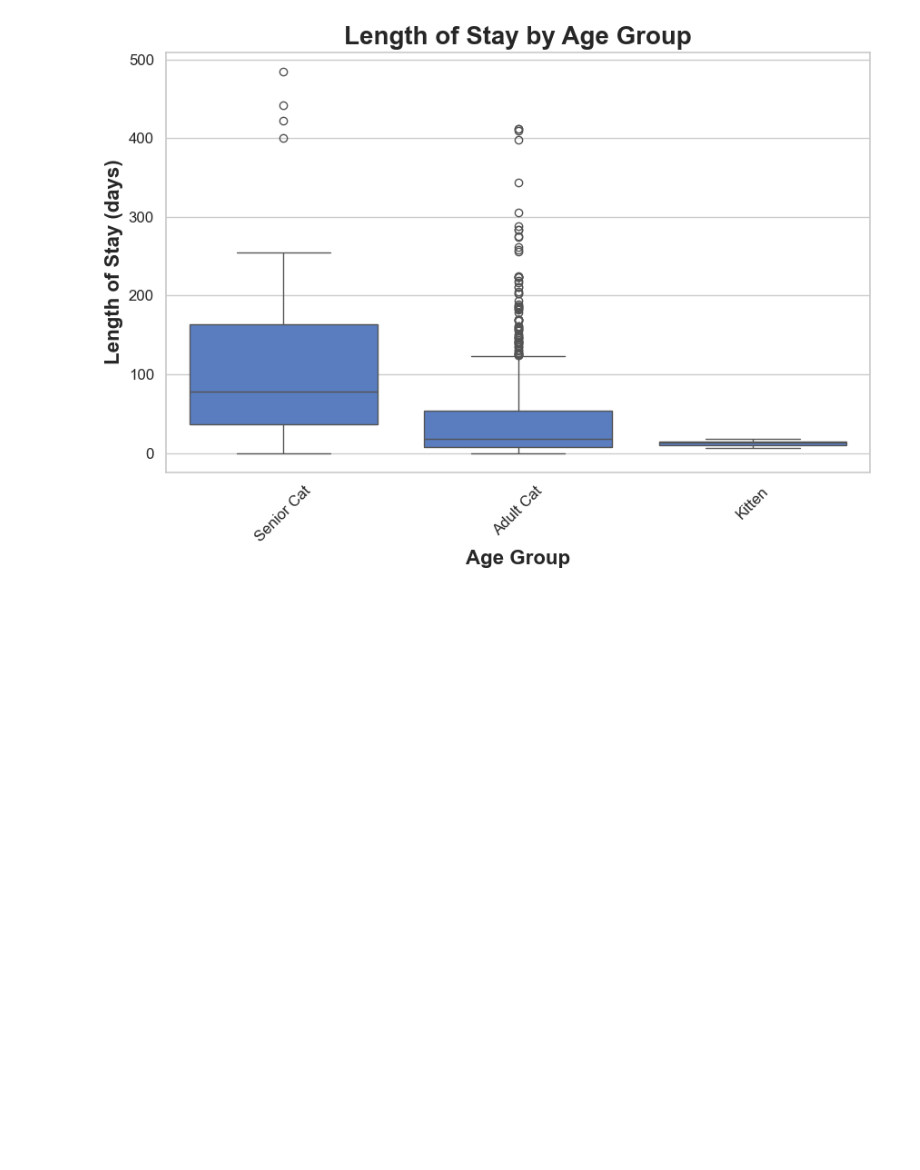
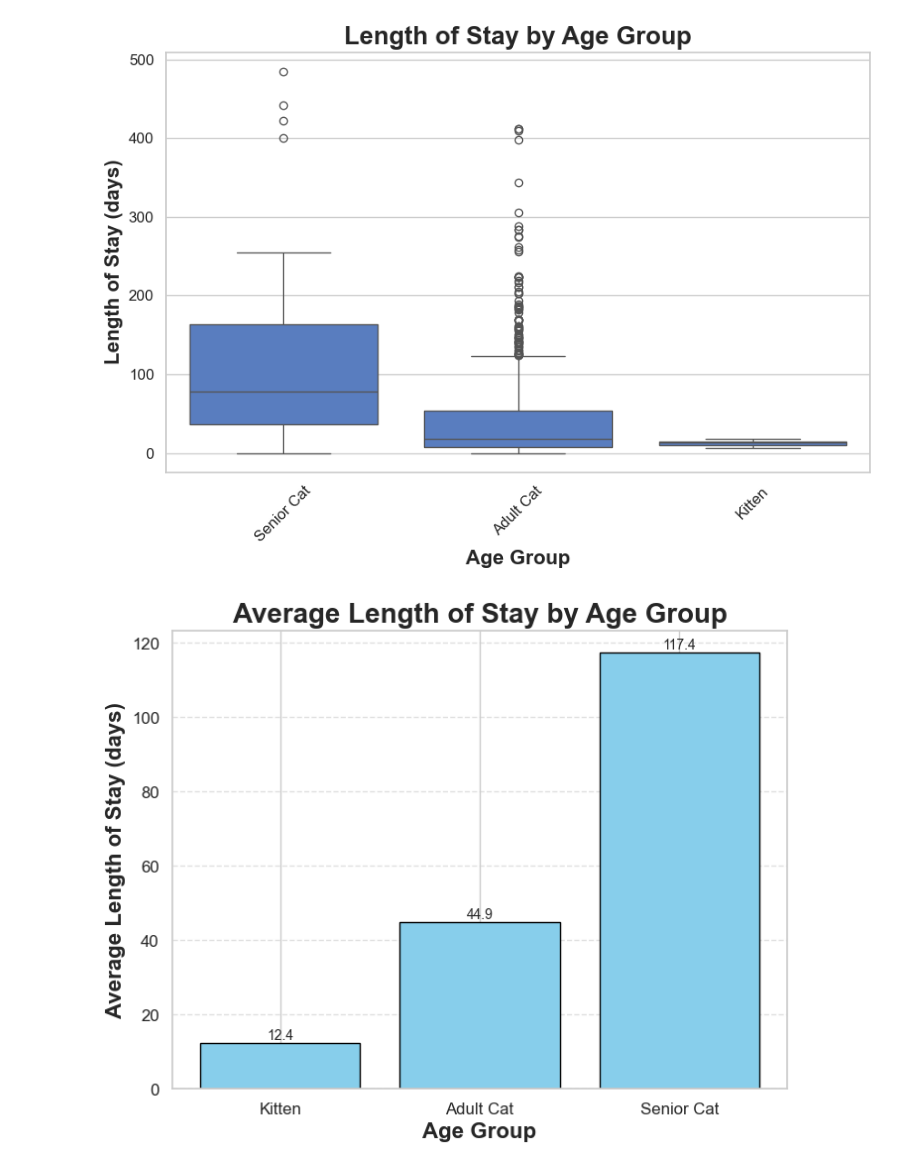
Before and after one commit to mlfryman/shelter_trends, a Jupyter notebook: notebooks/shelter_data_analysis.ipynb, the cells around one changed output. Cells and saved outputs as stored; diff of their text form; code cells hidden in the pictures; blank space fills up the shorter version.

Commit message:
Adds avg length of stay by age grp analysis

```diff
--- a/notebooks/shelter_data_analysis.ipynb
+++ b/notebooks/shelter_data_analysis.ipynb
@@ -158,3 +158,32 @@ if 'Age Group' in df.columns:
 [figure]
 [figure]
 [figure]
+# %%
+# Average Length of Stay (days) by Age Group
+
+## Calculate average Length of Stay by Age Group
+avg_los = df.groupby('Age Group')['Length of Stay (days)'].mean().reset_index()
+
+## Define a logical age order
+age_order = ['Kitten', 'Adult Cat', 'Senior Cat']
+avg_los['Age Group'] = pd.Categorical(avg_los['Age Group'], categories=age_order, ordered=True)
+avg_los = avg_los.sort_values('Age Group')
+
+## Create bar chart
+plt.figure(figsize=(8,6))
+bars = plt.bar(avg_los['Age Group'], avg_los['Length of Stay (days)'], color='skyblue', edgecolor='black')
+
+## Add numeric labels above bars
+for bar in bars:
+    height = bar.get_height()
+    plt.text(bar.get_x() + bar.get_width()/2, height + 0.1, f"{height:.1f}",
+             ha='center', va='bottom', fontsize=10)
+
+# Step 4: Titles and labels
+plt.title("Average Length of Stay by Age Group", fontsize=20, fontweight='bold')
+plt.xlabel("Age Group", fontsize=16, fontweight='bold')
+plt.ylabel("Average Length of Stay (days)", fontsize=16, fontweight='bold')
+plt.grid(axis='y', linestyle='--', alpha=0.6)
+plt.show()
+# %% [output]
+[figure, added]
```
